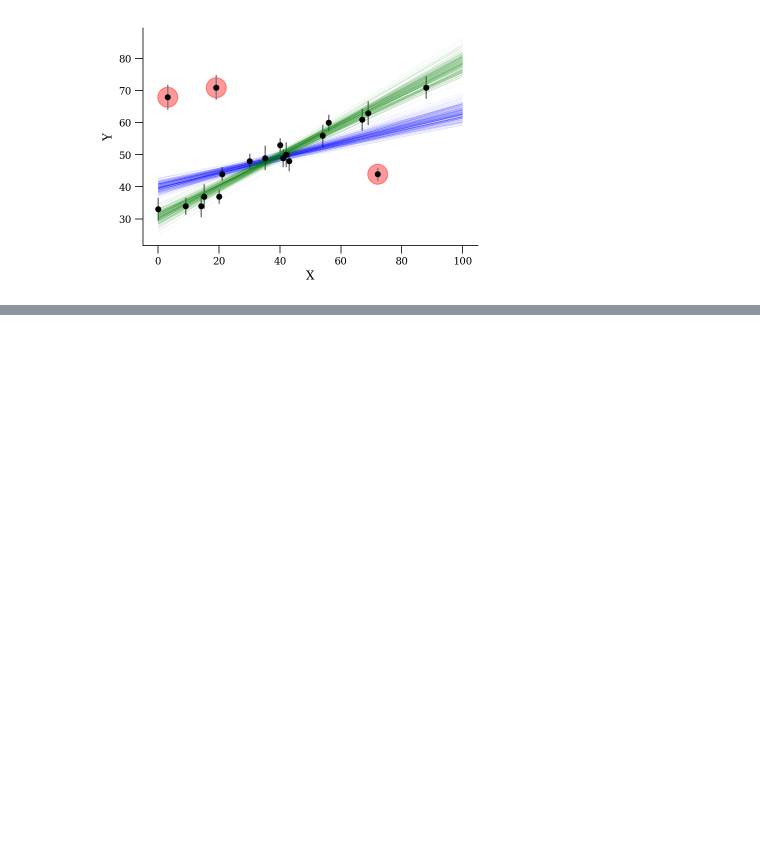
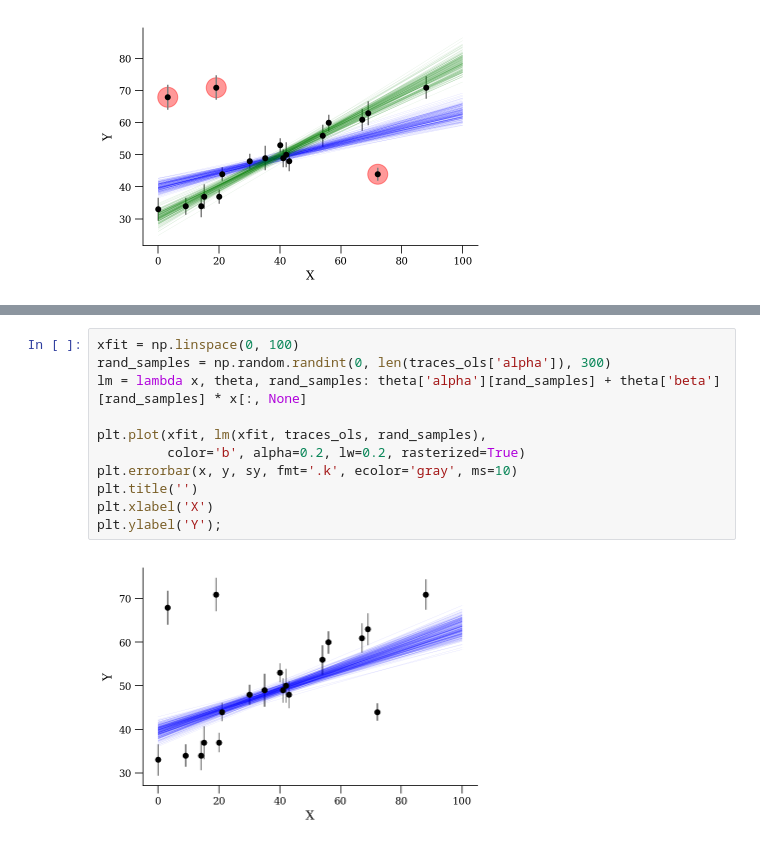
Before and after one commit to mfouesneau/HGSFP, a Jupyter notebook: straighlinefit.ipynb, the cells around one changed output, grey strips where cells are left out. Drawn from its saved outputs; the diff is of its cells as text; blank space fills up the shorter version.

```diff
--- a/straighlinefit.ipynb
+++ b/straighlinefit.ipynb
@@ -810,0 +903,13 @@ plt.ylabel('Y');
+# %%
+xfit = np.linspace(0, 100)
+rand_samples = np.random.randint(0, len(traces_ols['alpha']), 300)
+lm = lambda x, theta, rand_samples: theta['alpha'][rand_samples] + theta['beta'][rand_samples] * x[:, None]
+
+plt.plot(xfit, lm(xfit, traces_ols, rand_samples),
+         color='b', alpha=0.2, lw=0.2, rasterized=True)
+plt.errorbar(x, y, sy, fmt='.k', ecolor='gray', ms=10)
+plt.title('')
+plt.xlabel('X')
+plt.ylabel('Y');
+# %% [output]
+[figure, added]
```
Also changed, not shown: parts of 20 cells of this notebook.
